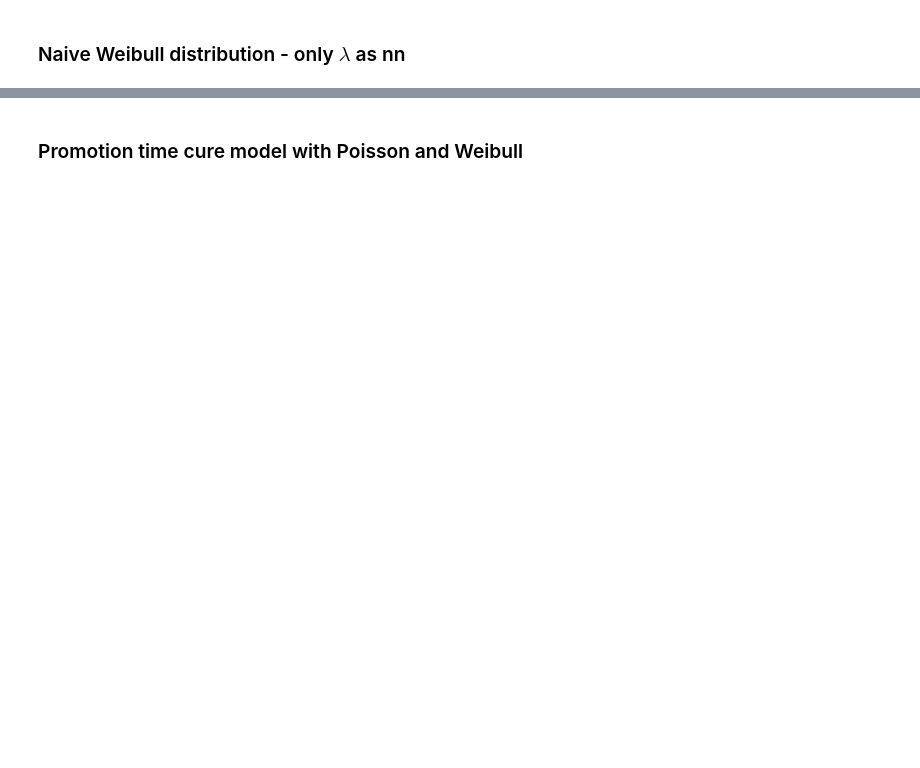
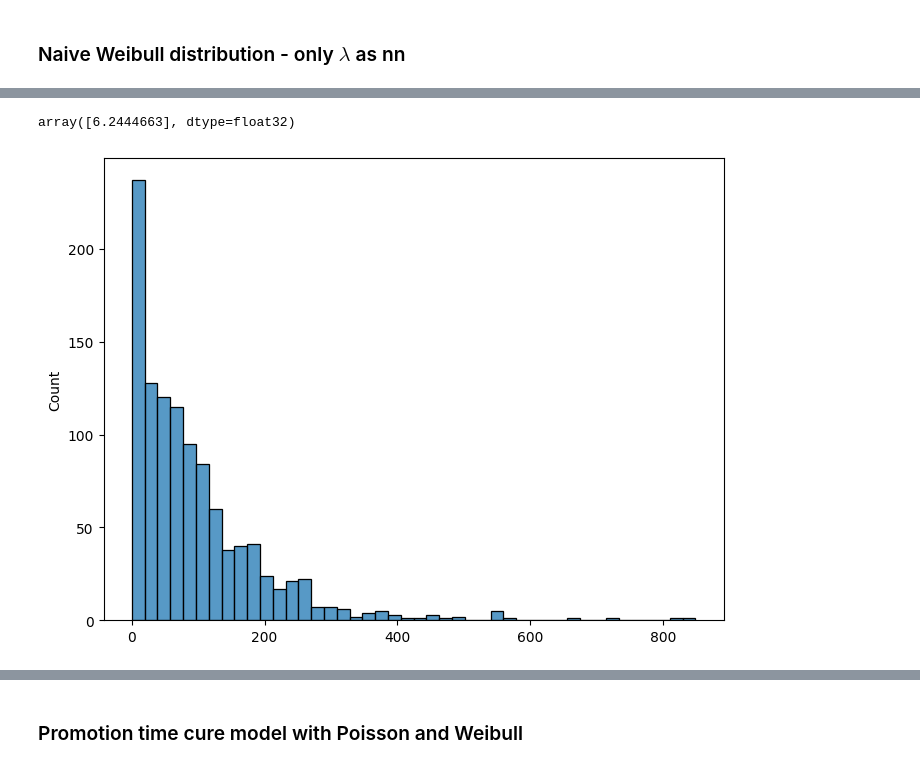
Before and after one commit to nhilariosilva/thetaflow_method_paper, a Jupyter notebook: TCGA-BRCA/TCGA-BRCA.ipynb, the cells around one changed output, grey strips where cells are left out. Cells and saved outputs as stored; diff of their text form; code cells hidden in the pictures; blank space fills up the shorter version.

```diff
--- a/TCGA-BRCA/TCGA-BRCA.ipynb
+++ b/TCGA-BRCA/TCGA-BRCA.ipynb
@@ -336,0 +665,16 @@ Dead Genes (crushed by Elastic Net): 0
+# %%
+nn_output = weibull_model(X, training = False)
+lam_X = weibull_model.predict(X)["lam"]
+rho_X = weibull_model.predict("rho")
+# %%
+rho_X
+# %% [output]
+array([6.2444663], dtype=float32)
+# %%
+fig, ax = plt.subplots(nrows = 1, ncols = 1, figsize = (8,6))
+
+sns.histplot(x = lam_X.numpy().flatten(), ax = ax)
+
+plt.show()
+# %% [output]
+[figure, added]
```
Also changed, not shown: parts of 27 cells of this notebook, 2 other files.
